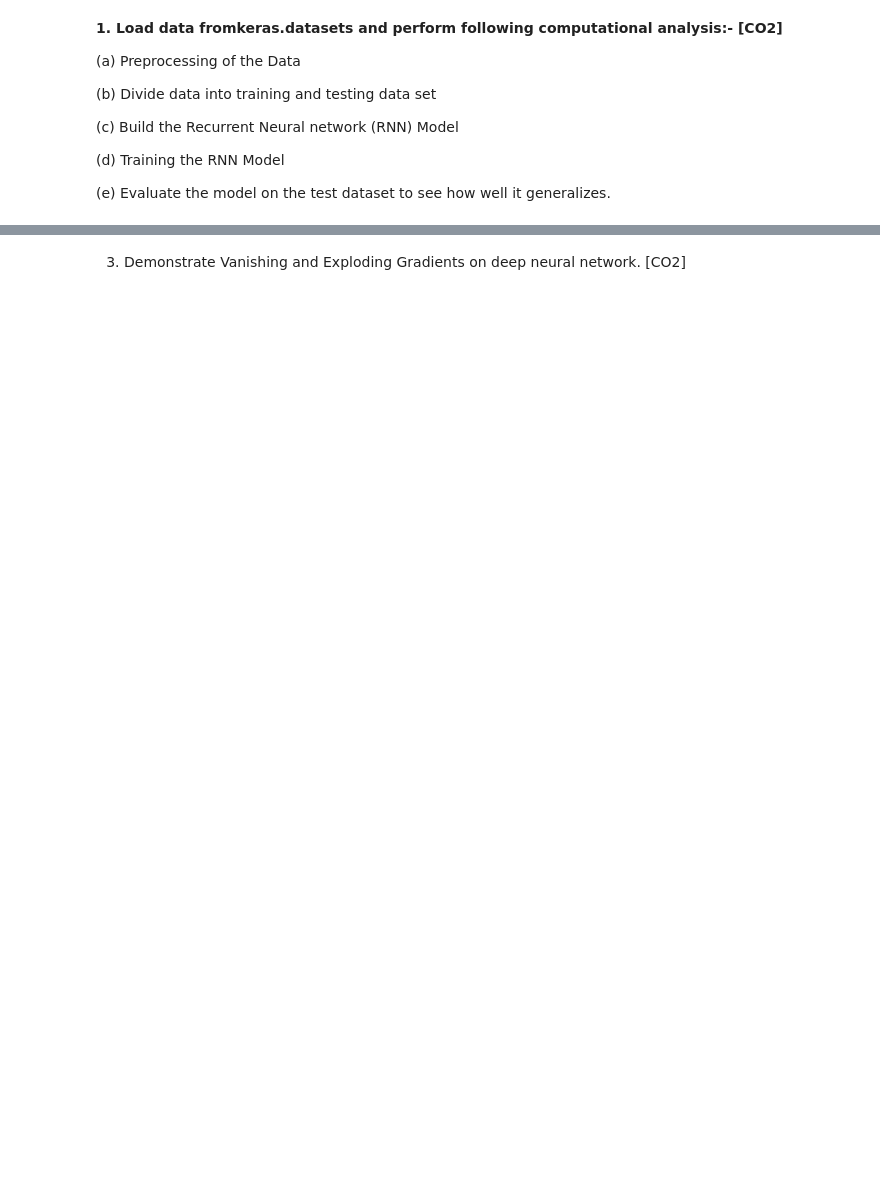
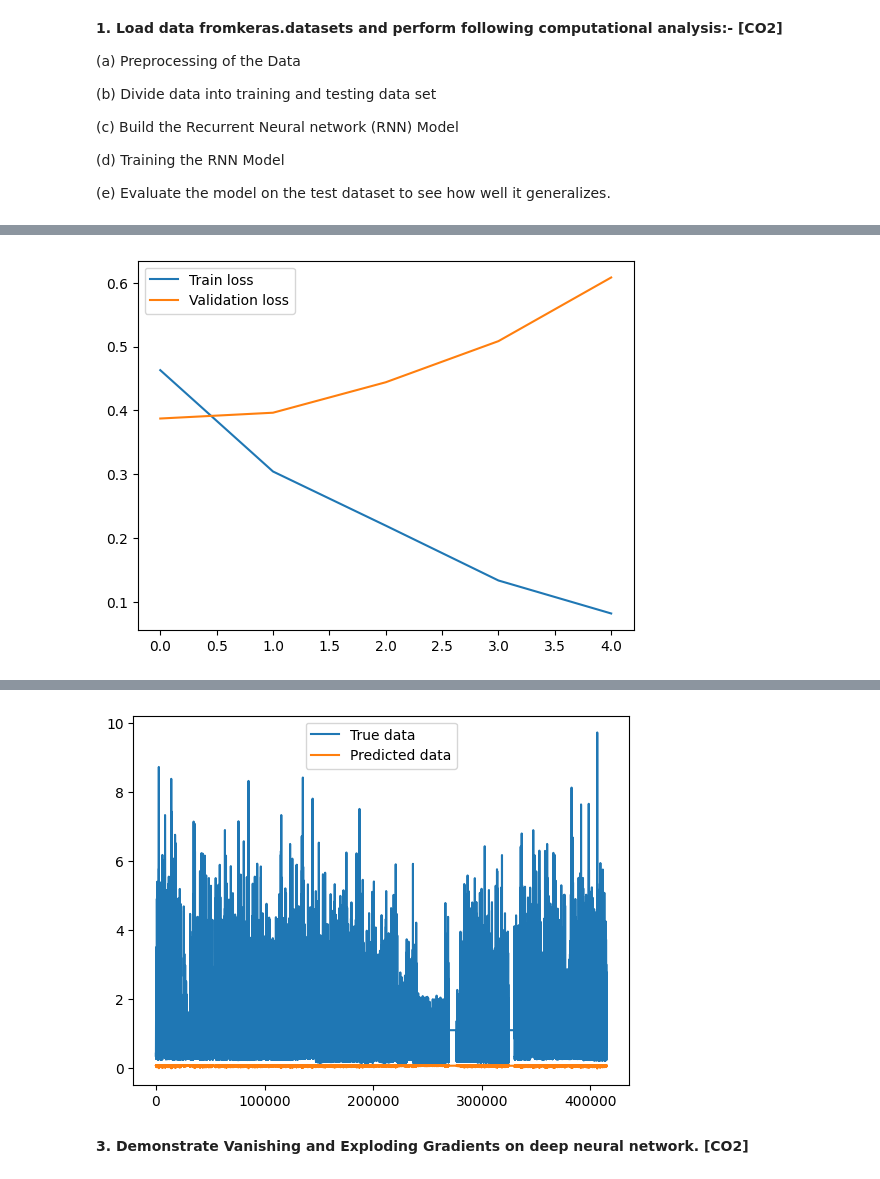
Before and after one commit to 2203A51251/NLP_Lab, a Jupyter notebook: Assignment4.ipynb, the cells around one changed output, grey strips where cells are left out. Drawn from its saved outputs; the diff is of its cells as text; code cells hidden in the pictures; blank space fills up the shorter version.

```diff
--- a/Assignment4.ipynb
+++ b/Assignment4.ipynb
@@ -114,0 +113,32 @@ Test Loss: 0.027498839423060417
+# %%
+scaler = MinMaxScaler(feature_range=(0, 1))
+scaled_data = scaler.fit_transform(data.reshape(-1, 1))
+
+def create_sequences(data, seq_length):
+    X = []
+    y = []
+    for i in range(len(data) - seq_length):
+        X.append(data[i:i + seq_length])
+        y.append(data[i + seq_length])
+    return np.array(X), np.array(y)
+
+sequence_length = 60
+X, y = create_sequences(scaled_data, sequence_length)
+
+X = np.reshape(X, (X.shape[0], X.shape[1], 1))
+
+X_train, X_test, y_train, y_test = train_test_split(X, y, test_size=0.2, shuffle=False)
+# %%
+from tensorflow.keras.layers import LSTM, Dense, Input
+
+model = Sequential()
+
+model.add(Input(shape=(X_train.shape[1], 1)))
+
+model.add(LSTM(50, return_sequences=False))
+
+model.add(Dense(1))
+
+model.compile(optimizer='adam', loss='mean_squared_error')
+
+model.summary()
@@ -114,0 +157,15 @@ Test Loss: 0.027498839423060417
+# %%
+plt.plot(history.history['loss'], label='Train loss')
+plt.plot(history.history['val_loss'], label='Validation loss')
+plt.legend()
+plt.show()
+
+predicted = model.predict(X_test)
+predicted = scaler.inverse_transform(predicted)
+
+plt.plot(data[-len(predicted):], label='True data')
+plt.plot(predicted, label='Predicted data')
+plt.legend()
+plt.show()
+# %% [output]
+[figure, added]
@@ -115,2 +173,3 @@ Test Loss: 0.027498839423060417
+[figure, added]
 # %% [markdown]
-3. Demonstrate Vanishing and Exploding Gradients on deep neural network. [CO2]
+**3. Demonstrate Vanishing and Exploding Gradients on deep neural network. [CO2]**
```
Also changed, not shown: parts of 14 cells of this notebook.
